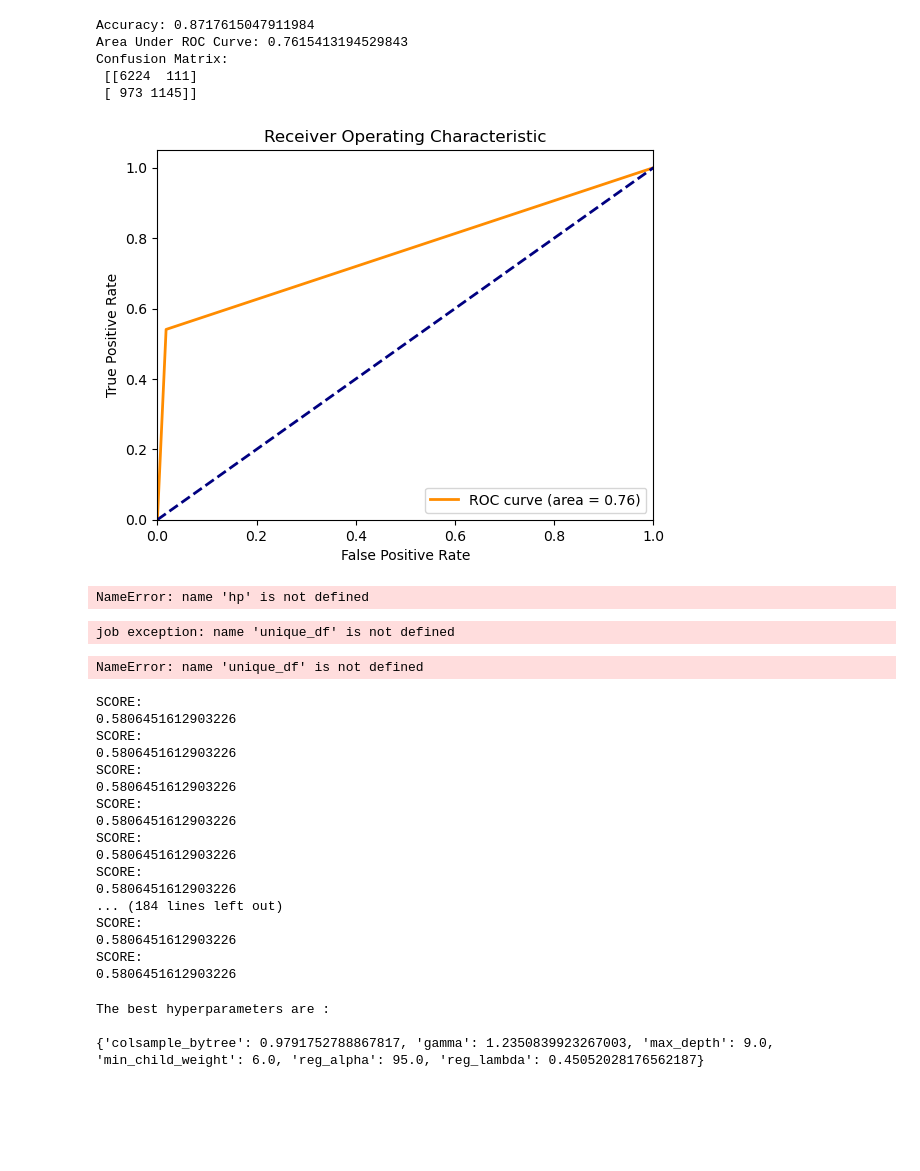
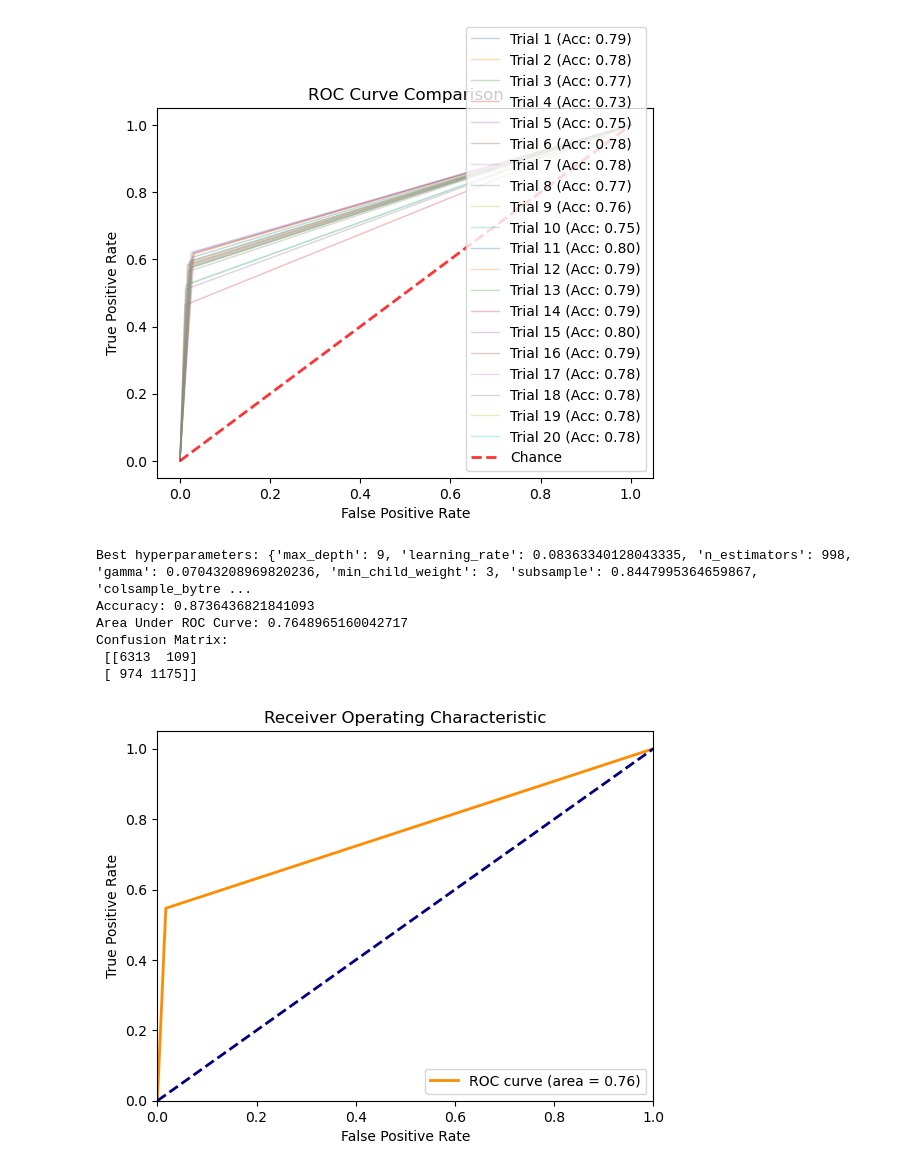
Before and after one commit to Pablo-CanoCarciofa/Enzyme-Specificity, a Jupyter notebook: Code/Prediction.ipynb, the cells around one changed output. Cells and saved outputs as stored; diff of their text form; code cells hidden in the pictures; blank space fills up the shorter version.

Commit message:
Separating objects out

```diff
--- a/Code/Prediction.ipynb
+++ b/Code/Prediction.ipynb
@@ -178,23 +246,16 @@ Confusion Matrix:
+# %%
+model.plot_roc_comparison()
+# %% [output]
+[figure, added]
 # %%
 X_train_esm2, y_train_esm2, X_test_esm2, y_test_esm2 = data.train_test('ESM2', 'fingerprint', 0.8)
 model = Model(X_train_esm2, y_train_esm2, X_test_esm2, y_test_esm2)
-model.evaluate('xgb')
+model.evaluate(model_name = 'xgb', tune = True, n_trials = 20)
 # %% [output]
-Accuracy: 0.8717615047911984
-Area Under ROC Curve: 0.7615413194529843
+Best hyperparameters: {'max_depth': 9, 'learning_rate': 0.08363340128043335, 'n_estimators': 998, 'gamma': 0.07043208969820236, 'min_child_weight': 3, 'subsample': 0.8447995364659867, 'colsample_bytre ...
+Accuracy: 0.8736436821841093
+Area Under ROC Curve: 0.7648965160042717
 Confusion Matrix:
- [[6224  111]
- [ 973 1145]]
+ [[6313  109]
+ [ 974 1175]]
 [figure]
-# %%
-space={'max_depth': hp.quniform("max_depth", 3, 18, 1),
-        'gamma': hp.uniform ('gamma', 1,9),
-        'reg_alpha' : hp.quniform('reg_alpha', 40,180,1),
-        'reg_lambda' : hp.uniform('reg_lambda', 0,1),
-        'colsample_bytree' : hp.uniform('colsample_bytree', 0.5,1),
-        'min_child_weight' : hp.quniform('min_child_weight', 0, 10, 1),
-        'n_estimators': 180,
-        'seed': 0
-    }
-# %% [output]
-NameError: name 'hp' is not defined
@@ -249,45 +261,0 @@ space_gradient_boosting = {"learning_rate": hp.uniform("learning_rate", 0.01, 0.
-# %%
-trials = Trials()
-
-for i in range(1,2000):
-    best = fmin(fn = cross_validation_neg_acc_gradient_boosting, space = space_gradient_boosting,
-                algo = rand.suggest, max_evals = i, trials = trials)
-    logging.info(i)
-    logging.info(trials.best_trial["result"]["loss"])
-    logging.info(trials.argmin)
-# %% [output]
-job exception: name 'unique_df' is not defined
-NameError: name 'unique_df' is not defined
-# %%
-trials = Trials()
-
-best_hyperparams = fmin(fn = objective,
-                        space = space,
-                        algo = tpe.suggest,
-                        max_evals = 100,
-                        trials = trials)
-# %% [output]
-SCORE:
-0.5806451612903226
-SCORE:
-0.5806451612903226
-SCORE:
-0.5806451612903226
-SCORE:
-0.5806451612903226
-SCORE:
-0.5806451612903226
-SCORE:
-0.5806451612903226
-... (184 lines left out)
-SCORE:
-0.5806451612903226
-SCORE:
-0.5806451612903226
-# %%
-print("The best hyperparameters are : ","\n")
-print(best_hyperparams)
-# %% [output]
-The best hyperparameters are :
-
-{'colsample_bytree': 0.9791752788867817, 'gamma': 1.2350839923267003, 'max_depth': 9.0, 'min_child_weight': 6.0, 'reg_alpha': 95.0, 'reg_lambda': 0.45052028176562187}
```
Also changed, not shown: parts of 17 cells of this notebook, 2 other files.
